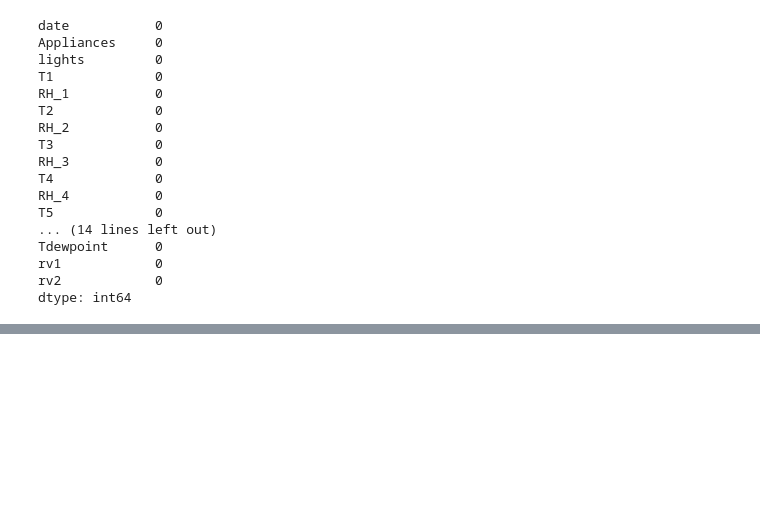
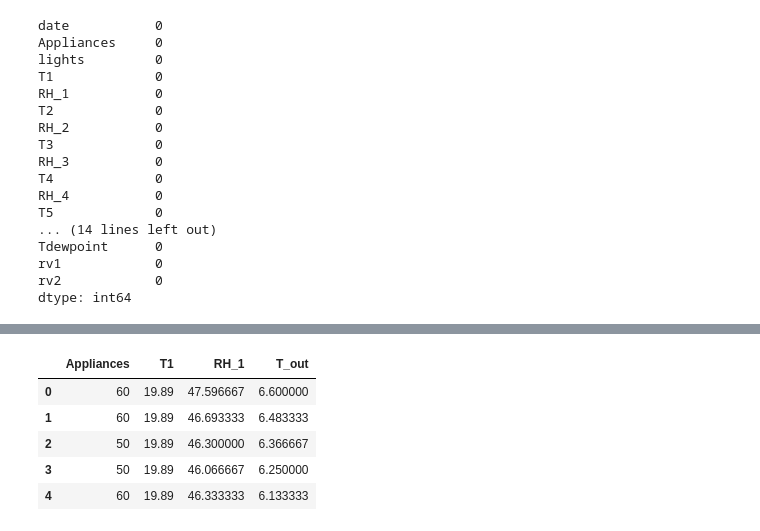
Before and after one commit to pericles-1995/CA1-2026193, a Jupyter notebook: CA2 ML.ipynb, the cells around one changed output, grey strips where cells are left out. Cells and saved outputs as stored; diff of their text form; code cells hidden in the pictures; blank space fills up the shorter version.

```diff
--- a/CA2 ML.ipynb
+++ b/CA2 ML.ipynb
@@ -84,0 +118,2 @@ dtype: int64
+# %%
+features = ['Appliances', 'T1', 'RH_1', 'T_out']
@@ -84,0 +128,11 @@ dtype: int64
+# %%
+X = df[features]
+# %%
+X.head()
+# %% [output]
+|  | Appliances | T1 | RH_1 | T_out |
+| 0 | 60 | 19.89 | 47.596667 | 6.600000 |
+| 1 | 60 | 19.89 | 46.693333 | 6.483333 |
+| 2 | 50 | 19.89 | 46.300000 | 6.366667 |
+| 3 | 50 | 19.89 | 46.066667 | 6.250000 |
+| 4 | 60 | 19.89 | 46.333333 | 6.133333 |
```
Also changed, not shown: parts of 6 cells of this notebook.
